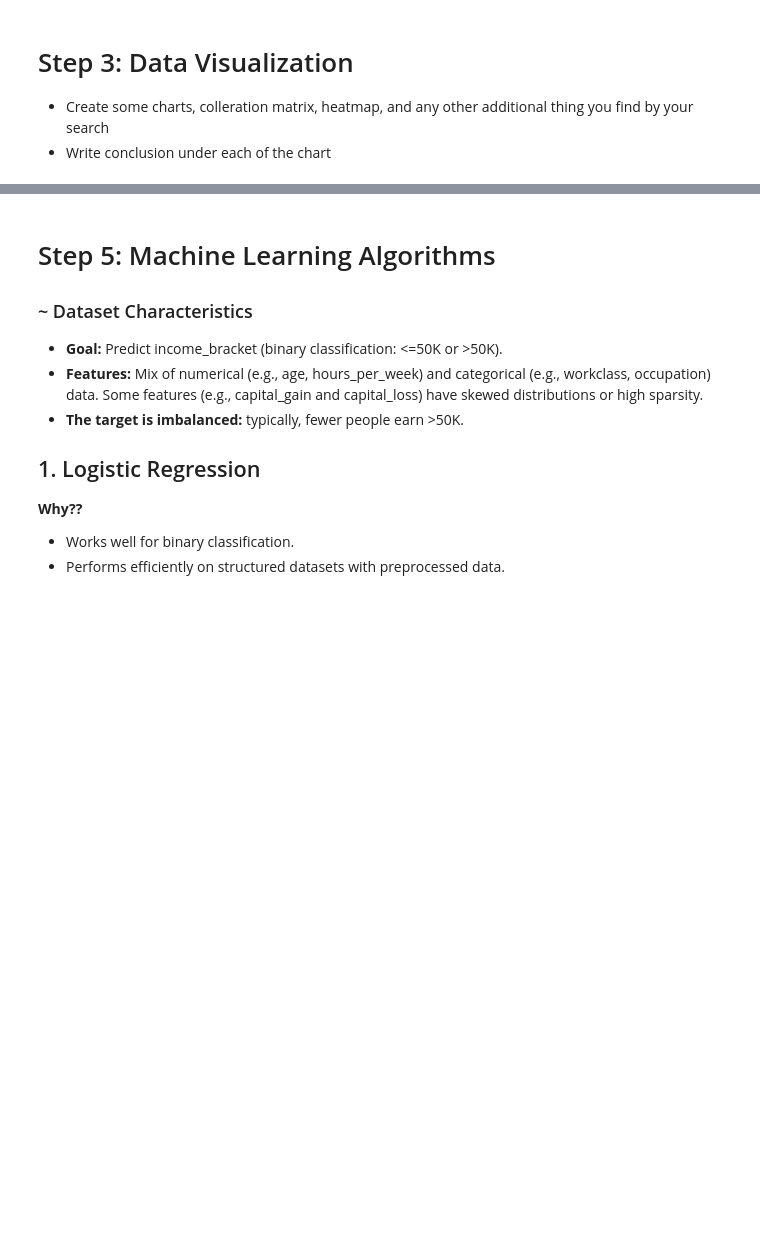
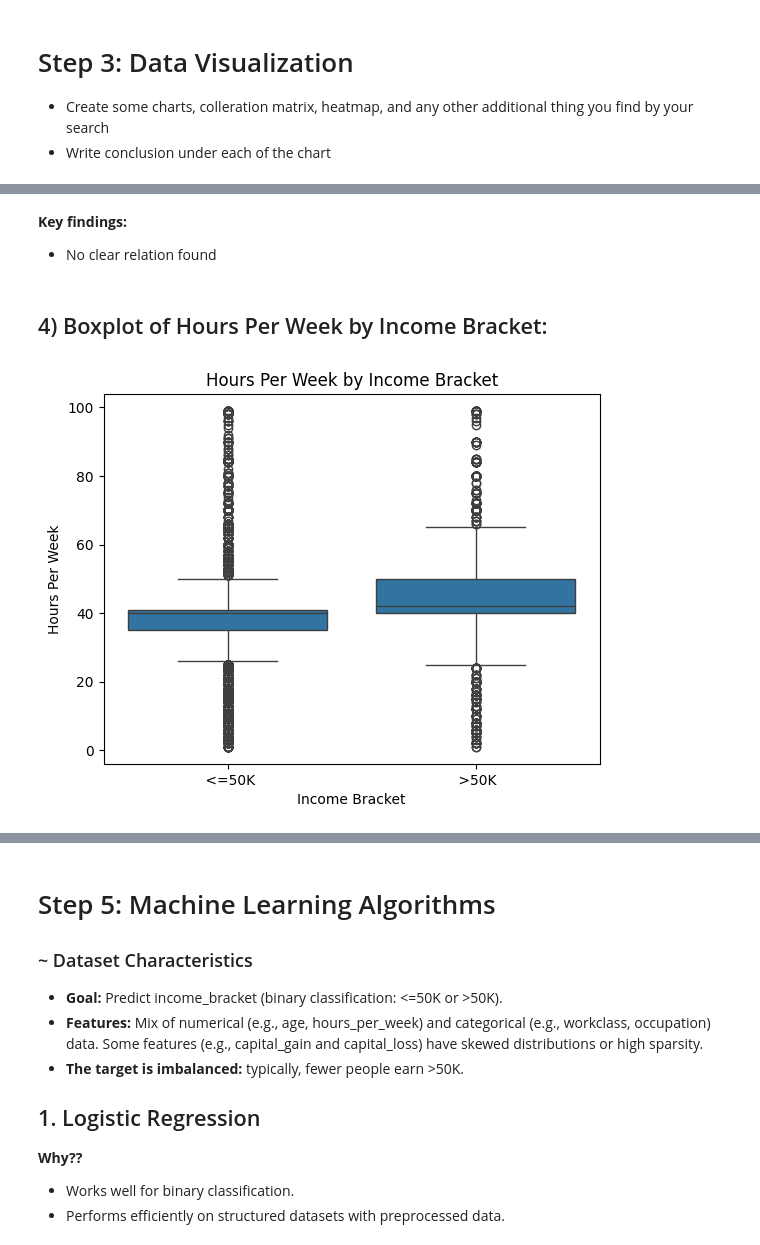
Before and after one commit to shahdhassan4601/Analysing-Census-Adult-Income-Dataset, a Jupyter notebook: CensusAdultIncome(ToolsProject).ipynb, the cells around one changed output, grey strips where cells are left out. Cells and saved outputs as stored; diff of their text form; code cells hidden in the pictures; blank space fills up the shorter version.

```diff
--- a/CensusAdultIncome(ToolsProject).ipynb
+++ b/CensusAdultIncome(ToolsProject).ipynb
@@ -393,0 +427,13 @@ dtype: int64
+# %% [markdown]
+**Key findings:**
+- No clear relation found
+# %% [markdown]
+## 4) Boxplot of Hours Per Week by Income Bracket:
+# %%
+sns.boxplot(x='income_bracket', y='hours_per_week', data=df)
+plt.title('Hours Per Week by Income Bracket')
+plt.xlabel('Income Bracket')
+plt.ylabel('Hours Per Week')
+plt.show()
+# %% [output]
+[figure, added]
```
Also changed, not shown: parts of 32 cells of this notebook, 1 other file.
